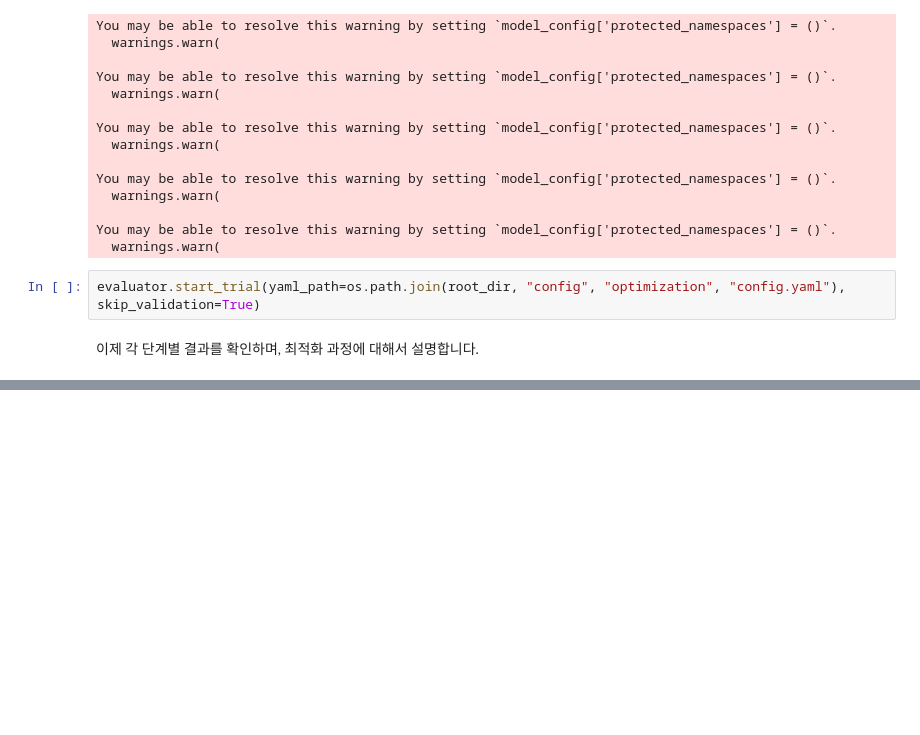
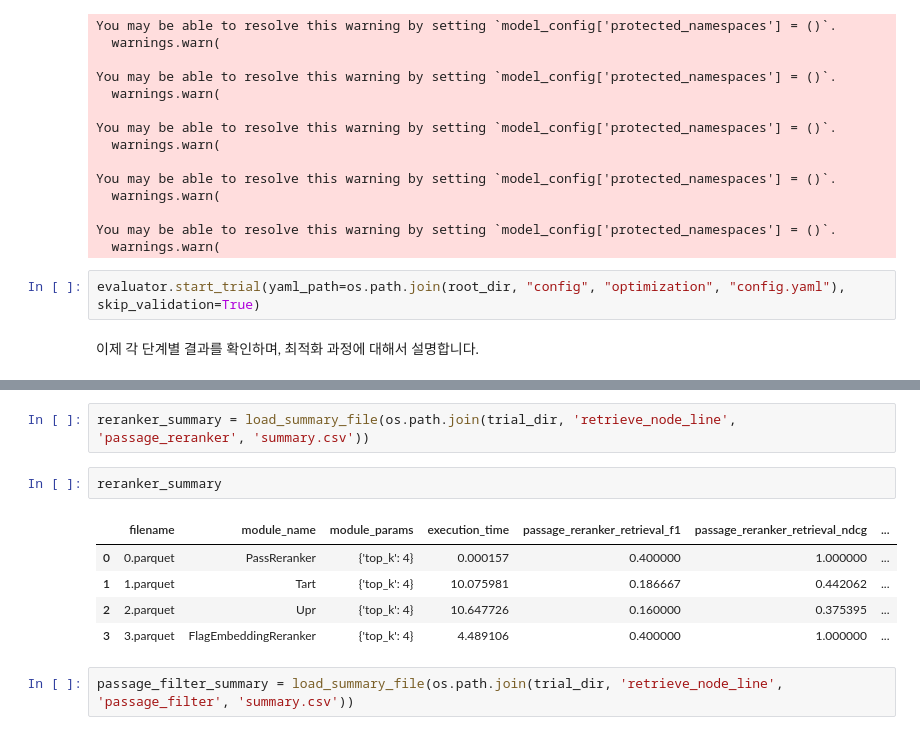
Before and after one commit to Auto-RAG/fast-campus, a Jupyter notebook: notebook/최적화/RAG 최적화 실습.ipynb, the cells around one changed output, grey strips where cells are left out. Cells and saved outputs as stored; diff of their text form; blank space fills up the shorter version.

```diff
--- a/notebook/최적화/RAG 최적화 실습.ipynb
+++ b/notebook/최적화/RAG 최적화 실습.ipynb
@@ -103,0 +138,12 @@ evaluator.start_trial(yaml_path=os.path.join(root_dir, "config", "optimization",
+# %%
+reranker_summary = load_summary_file(os.path.join(trial_dir, 'retrieve_node_line', 'passage_reranker', 'summary.csv'))
+# %%
+reranker_summary
+# %% [output]
+|  | filename | module_name | module_params | execution_time | passage_reranker_retrieval_f1 | passage_reranker_retrieval_ndcg | ... |
+| 0 | 0.parquet | PassReranker | {'top_k': 4} | 0.000157 | 0.400000 | 1.000000 | ... |
+| 1 | 1.parquet | Tart | {'top_k': 4} | 10.075981 | 0.186667 | 0.442062 | ... |
+| 2 | 2.parquet | Upr | {'top_k': 4} | 10.647726 | 0.160000 | 0.375395 | ... |
+| 3 | 3.parquet | FlagEmbeddingReranker | {'top_k': 4} | 4.489106 | 0.400000 | 1.000000 | ... |
+# %%
+passage_filter_summary = load_summary_file(os.path.join(trial_dir, 'retrieve_node_line', 'passage_filter', 'summary.csv'))
```
Also changed, not shown: parts of 17 cells of this notebook.
